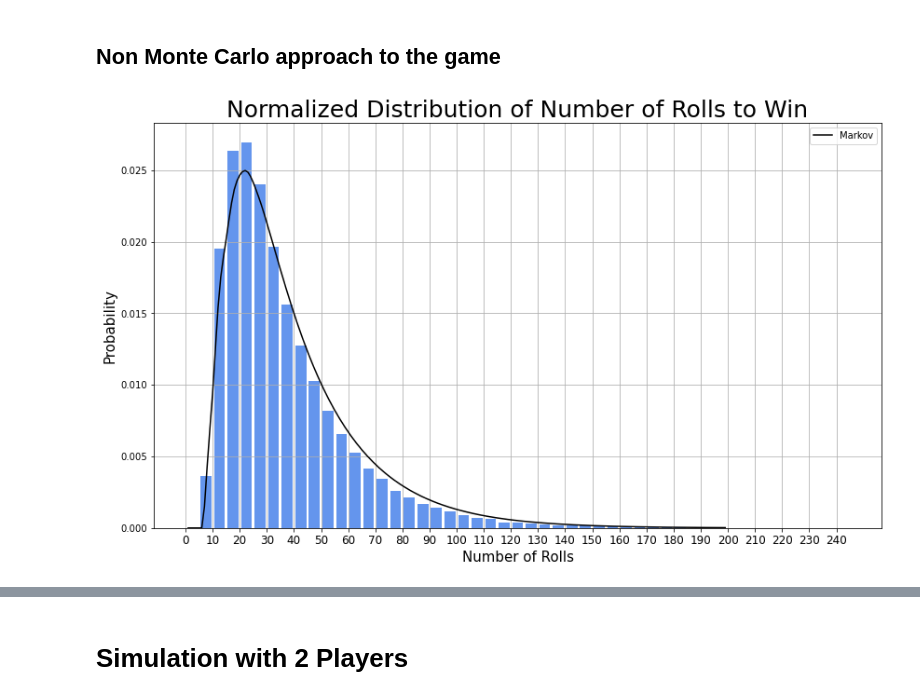
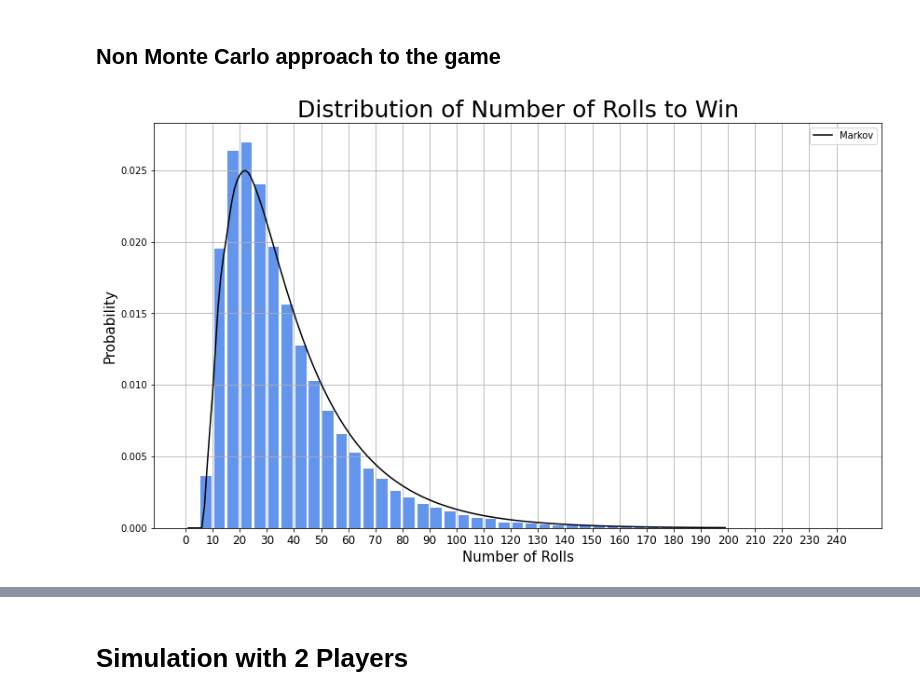
Before and after one commit to nathanaeljnam/Snakes-and-Ladders-Analysis-Using-Monte-Carlo-Simulation, a Jupyter notebook: Snakes and Ladders.ipynb, the cells around one changed output, grey strips where cells are left out. Drawn from its saved outputs; the diff is of its cells as text; code cells hidden in the pictures.

```diff
--- a/Snakes and Ladders.ipynb
+++ b/Snakes and Ladders.ipynb
@@ -320,16 +322,16 @@ probability = [markov_matrix(i)[-1] for i in range(200)]
 # %%
 plt.figure(figsize=(14, 8))
 plt.hist(results_df['turns'], bins = range(0, 250, 5), density = True, rwidth= 0.8, color = 'cornflowerblue')
 plt.plot(np.arange(1, 200), np.diff(probability), color='black', label = 'Markov')
 plt.legend()
 plt.xlabel('Number of Rolls', fontsize = 15)
 plt.ylabel('Probability', fontsize = 15)
-plt.title('Normalized Distribution of Number of Rolls to Win', fontsize = 25)
+plt.title('Distribution of Number of Rolls to Win', fontsize = 25)
 plt.xticks(range(0,250,10), fontsize = 12)
 plt.grid()
 plt.show()
 # %% [output]
-[figure, old version]
+[figure, new version]
 # %%
 mean = np.dot(np.diff(probability),np.arange(1, len(probability)))
 median = np.searchsorted(probability, 0.5)
```
Also changed, not shown: parts of 6 cells of this notebook, 4 other files.
